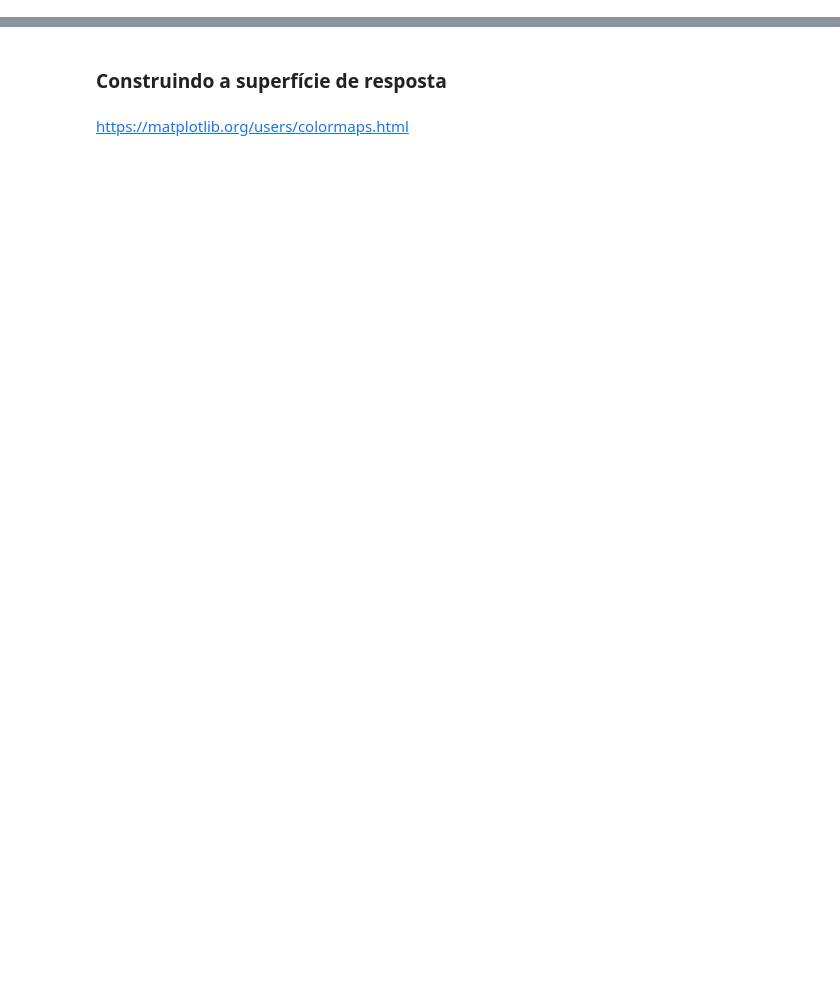
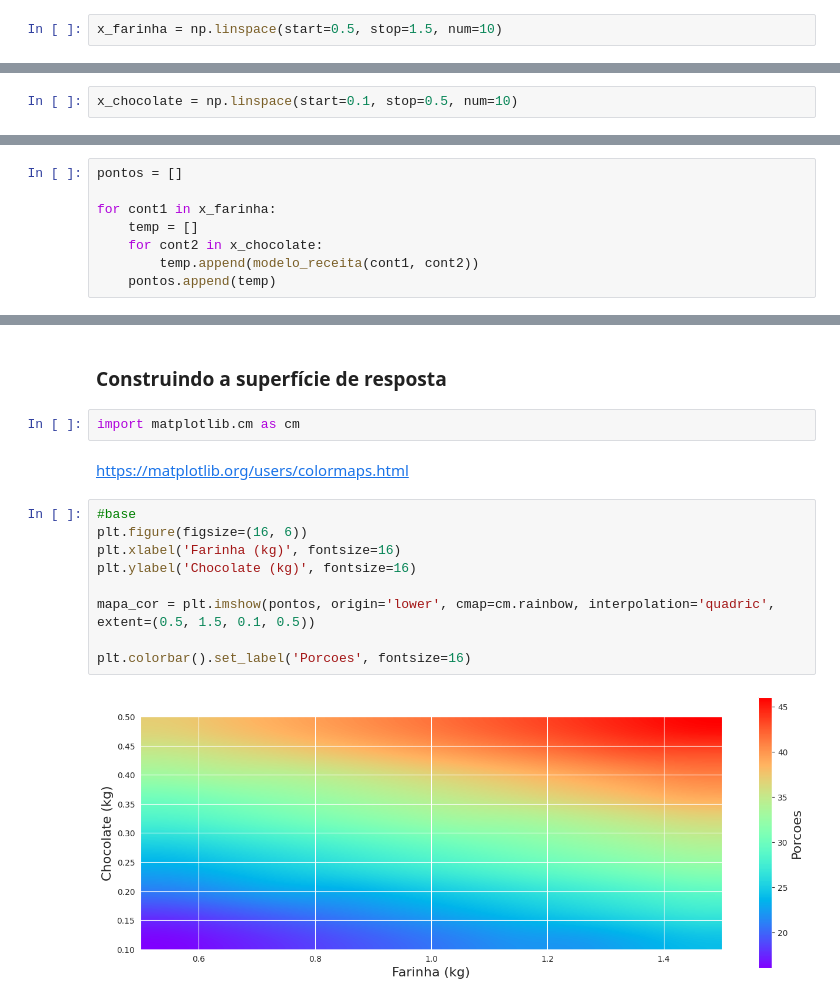
Before and after one commit to arthur-pulini/Estatistica_com_python_8, a Jupyter notebook: Planejamento_experimentos_aula.ipynb, the cells around one changed output, grey strips where cells are left out. Cells and saved outputs as stored; diff of their text form; blank space fills up the shorter version.

Commit message:
Construindo um mapa de cores

```diff
--- a/Planejamento_experimentos_aula.ipynb
+++ b/Planejamento_experimentos_aula.ipynb
@@ -651,3 +651,5 @@ modelo_receita(0.5, 0.1)
 
 
 <p style='margin: 30px 30px;'>
+# %%
+x_farinha = np.linspace(start=0.5, stop=1.5, num=10)
@@ -654,2 +661,4 @@ modelo_receita(0.5, 0.1)
 # %% [markdown]
 ### .
+# %%
+x_chocolate = np.linspace(start=0.1, stop=0.5, num=10)
@@ -656,2 +670,10 @@ modelo_receita(0.5, 0.1)
 # %% [markdown]
 ### .
+# %%
+pontos = []
+
+for cont1 in x_farinha:
+    temp = []
+    for cont2 in x_chocolate:
+        temp.append(modelo_receita(cont1, cont2))
+    pontos.append(temp)
@@ -658,4 +693,17 @@ modelo_receita(0.5, 0.1)
 # %% [markdown]
 ### Construindo a superfície de resposta
+# %%
+import matplotlib.cm as cm
 # %% [markdown]
 https://matplotlib.org/users/colormaps.html
+# %%
+#base
+plt.figure(figsize=(16, 6))
+plt.xlabel('Farinha (kg)', fontsize=16)
+plt.ylabel('Chocolate (kg)', fontsize=16)
+
+mapa_cor = plt.imshow(pontos, origin='lower', cmap=cm.rainbow, interpolation='quadric', extent=(0.5, 1.5, 0.1, 0.5))
+
+plt.colorbar().set_label('Porcoes', fontsize=16)
+# %% [output]
+[figure, added]
```
Also changed, not shown: parts of 3 cells of this notebook.
